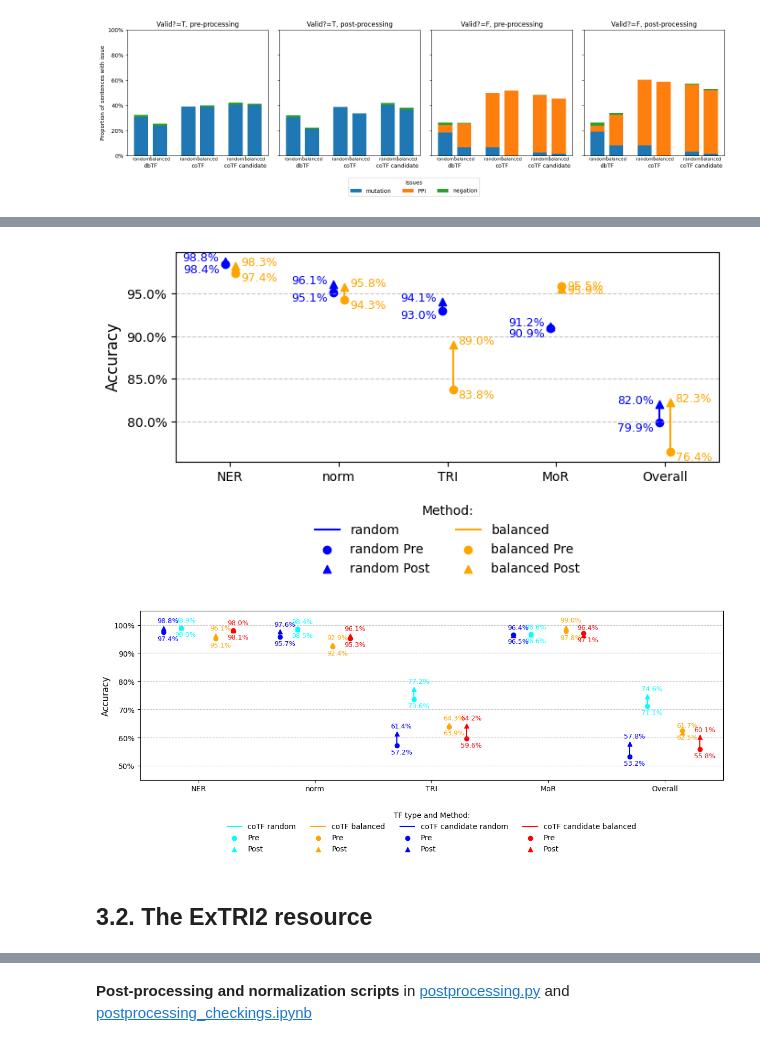
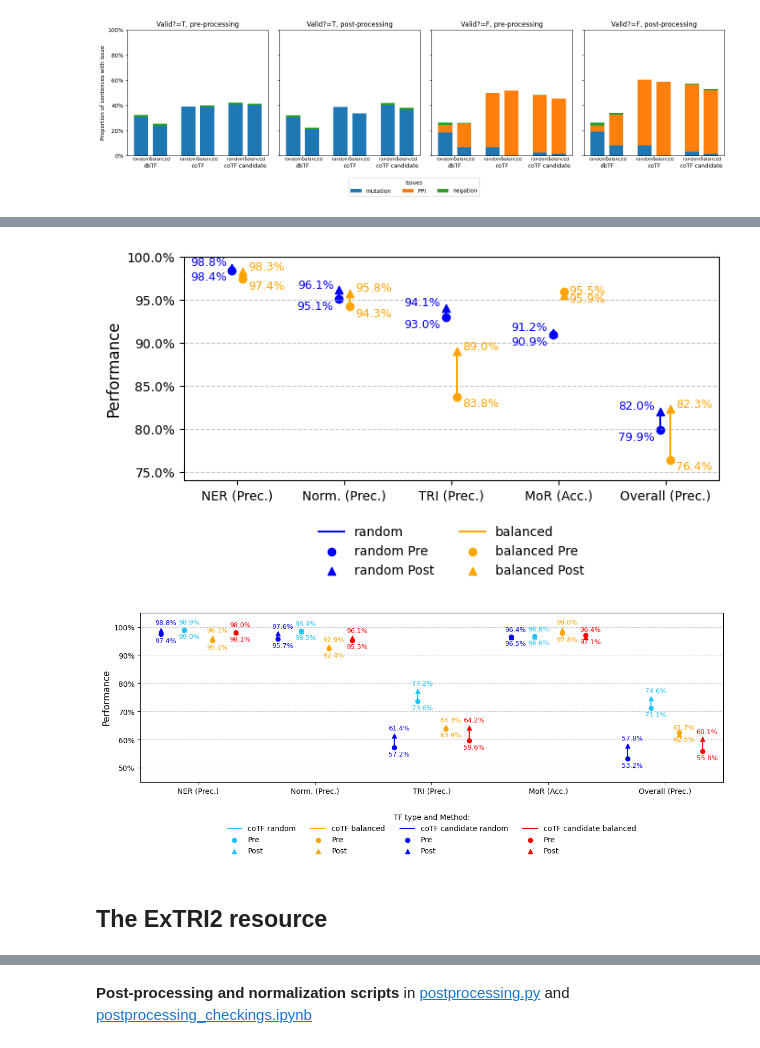
Before and after one commit to Rbbt-Workflows/ExTRI2, a Jupyter notebook: analysis/repo_to_paper.ipynb, the cells around one changed output, grey strips where cells are left out. Saved outputs shown, nothing was run; the diff lists cells and outputs as text; code cells hidden in the pictures.

```diff
--- a/analysis/repo_to_paper.ipynb
+++ b/analysis/repo_to_paper.ipynb
@@ -535,8 +570,8 @@ plot_other_issues_by_combination(o_i_results, tf_types)
 # %% [output]
 [figure]
 # %%
-# RESULTS
-def TRI_validation_results_table(validated_df):
+# Validation Performance Results
+def get_tri_validation_summary(validated_df):
     '''Make table with validation results. Only include TRUE labels'''
 
     # Only consider TRUE labels
@@ -598,7 +633,7 @@ def TRI_validation_results_table(validated_df):
 
     return pd.DataFrame(results).set_index(['tf_type', 'method', 'validation stage']).T
 
-def nonTRI_validation_results_table(validated_df):
+def get_nontri_validation_summary(validated_df):
     '''Make table with validation results. Only include random, post-processed results'''
 
     validated_df = validated_df[(validated_df['method'] == 'random') & (validated_df['pre-post'] == 'post')]
@@ -620,7 +655,7 @@ def nonTRI_validation_results_table(validated_df):
 
     return pd.DataFrame(results).set_index(['tf_type']).T
 
-def show_general_statistics(validated_df):
+def display_validation_stats(validated_df):
     validated_unique = validated_df.drop_duplicates(subset=['#SentenceID'], keep='first')
 
     r = {}
@@ -641,15 +676,14 @@ def show_general_statistics(validated_df):
 
     return
 
-show_general_statistics(validated_df)
+display_validation_stats(validated_df)
 
 pd.set_option("display.float_format", "{:.1%}".format)
 
-for results_table_f in (TRI_validation_results_table, nonTRI_validation_results_table):
-    results_table = results_table_f(validated_df)
-    h3(results_table_f.__name__)
+for get_table_f in (get_tri_validation_summary, get_nontri_validation_summary):
+    results_table = get_table_f(validated_df)
+    h3(get_table_f.__name__.replace('get_', '').replace('_', ' ').capitalize())
     display(results_table)
-    results_table.to_csv(f'tables/{results_table_f.__name__}.tsv', sep='\t')
 # %% [output]
 |  | Total | dbTF | coTF | coTF candidate |
 | Num validated sentences | 3905 | 2003 | 422 | 1480 |
@@ -681,7 +715,8 @@ for results_table_f in (TRI_validation_results_table, nonTRI_validation_results_
 | TRI | 828/880 (94.09%) | 146/189 (77.25%) | 411/669 (61.43%) |
 | Not TRI | 284/286 (99.30%) | 67/67 (100.00%) | 204/204 (100.00%) |
 # %%
-def make_validation_dotplot(results_table, TF_type = 'dbTF', y_sep = 0):
+# Validation Performance Dotplot
+def display_validation_performance_dotplot(results_table, TF_type = 'dbTF', y_sep = 0.002):
 
     XXTF_results_table = results_table[results_table['tf_type'] == TF_type]
 
@@ -709,13 +744,19 @@ def make_validation_dotplot(results_table, TF_type = 'dbTF', y_sep = 0):
 
     # Customize plot appearance
     ax.set_xticks(range(len(cols)))
-    ax.set_xticklabels(cols)
-    ax.set_ylabel('Accuracy', fontsize=12)
+    ax.set_xticklabels([
+        'NER (Prec.)',
+        'Norm. (Prec.)',
+        'TRI (Prec.)',
+        'MoR (Acc.)',
+        'Overall (Prec.)'
+    ])
+    ax.set_ylabel('Performance', fontsize=12)
     ax.set_xlim(-0.5, len(cols) - 0.5)
-    # ax.set_ylim(0.7, 1.0)
+    ax.set_ylim(0.74, 1.0)
     ax.yaxis.set_major_formatter(mtick.PercentFormatter(1.0))
     # ax.set_title('Pre- and Post-Processing Accuracy: Random vs Balanced Sampling', fontsize=14)
-    ax.legend(title='Method:', loc='upper center', bbox_to_anchor=(0.5, -0.15), ncol=2, fontsize=10, frameon=False)
+    ax.legend(loc='upper center', bbox_to_anchor=(0.5, -0.15), ncol=2, fontsize=10, frameon=False)
 
     # Add gridlines for readability
     ax.grid(axis='y', linestyle='--', alpha=0.7)
@@ -723,14 +764,14 @@ def make_validation_dotplot(results_table, TF_type = 'dbTF', y_sep = 0):
     plt.tight_layout()
     plt.show()
 
-def make_coTF_validation_dotplot(results_table, y_sep = 0.03):
+def display_cotf_validation_performance_dotplot(results_table, y_sep = 0.03):
 
     # Create the improved dot plot
     fig, ax = plt.subplots(figsize=(12, 5))
 
-    cols = ['NER','norm',  'TRI', 'MoR', 'Overall']
+    cols = ['NER', 'norm', 'TRI', 'MoR', 'Overall']
 
-    for TF_type, x_sep in [('coTF', 0.15), ('coTF candidate', 0.3)]:
+    for TF_type, x_sep in [('coTF', 0.12), ('coTF candidate', 0.32)]:
 
         XXTF_results_table = results_table[results_table['tf_type'] == TF_type]
 
@@ -740,47 +781,53 @@ def make_coTF_validation_dotplot(results_table, y_sep = 0.03):
             for method, sep, orientation in [('random', -x_sep, 'right'), ('balanced', x_sep, 'left')]:
 
                 if TF_type == 'coTF':
-                    color = 'aqua' if method == 'random' else 'orange'
+                    color = "#21C4FF" if method == 'random' else 'orange'
                 else:
                     color = 'blue' if method == 'random' else 'red'
 
                 # Get values for random and balanced for pre and post
                 values = {}
                 for pre_post in ['pre', 'post']:
                     values[pre_post] = XXTF_results_table[(XXTF_results_table['method'] == method) & (XXTF_results_table['validation stage'] == pre_post)][col].values[0]
 
                 ax.plot([i + sep, i + sep], [values['pre'], values['post']], color=color, label=f"{TF_type} {method}" if i == 0 else "")
                 ax.scatter([i + sep], [values['pre']], color=color, marker='o', label=f'Pre' if i == 0 else "")
                 ax.scatter([i + sep], [values['post']], color=color, marker='^', label=f'Post' if i == 0 else "")
 
                 # Add value labels next to the dots
                 ax.text(i + sep-0.05, values['pre']  - y_sep, f"{values['pre']:.1%}", fontsize=9, color=color)
                 ax.text(i + sep-0.05, values['post'] + y_sep-0.01, f"{values['post']:.1%}", fontsize=9, color=color)
 
     # Customize plot appearance
     ax.set_xticks(range(len(cols)))
-    ax.set_xticklabels(cols)
-    ax.set_ylabel('Accuracy', fontsize=12)
+    ax.set_xticklabels([
+        'NER (Prec.)',
+        'Norm. (Prec.)',
+        'TRI (Prec.)',
+        'MoR (Acc.)',
+        'Overall (Prec.)'
+    ])
+    ax.set_ylabel('Performance', fontsize=12)
     ax.set_xlim(-0.5, len(cols) - 0.5)
     ax.set_ylim(0.45, 1.05)
     ax.yaxis.set_major_formatter(mtick.PercentFormatter(1.0))
     # ax.set_title('Pre- and Post-Processing Accuracy: Random vs Balanced Sampling', fontsize=14)
     ax.legend(title='TF type and Method:', loc='upper center', bbox_to_anchor=(0.5, -0.15), ncol=4, fontsize=10, frameon=False)
 
     # Add gridlines for readability
     ax.grid(axis='y', linestyle='--', alpha=0.7)
 
     plt.tight_layout()
     plt.show()
 
-TRI_results_table = TRI_validation_results_table(validated_df).T.reset_index()
-make_validation_dotplot(TRI_results_table)
-make_coTF_validation_dotplot(TRI_results_table)
+TRI_results_table = get_tri_validation_summary(validated_df).T.reset_index()
+display_validation_performance_dotplot(TRI_results_table)
+display_cotf_validation_performance_dotplot(TRI_results_table)
 # %% [output]
-[figure, old version]
+[figure, new version]
-[figure, old version]
+[figure, new version]
 # %% [markdown]
-## 3.2. The ExTRI2 resource
+## The ExTRI2 resource
 # %%
 def split_in_dbTF_coTF_coTF_cand(ExTRI2_df):
     '''
```
Also changed, not shown: parts of 44 cells of this notebook, 1 other file.
